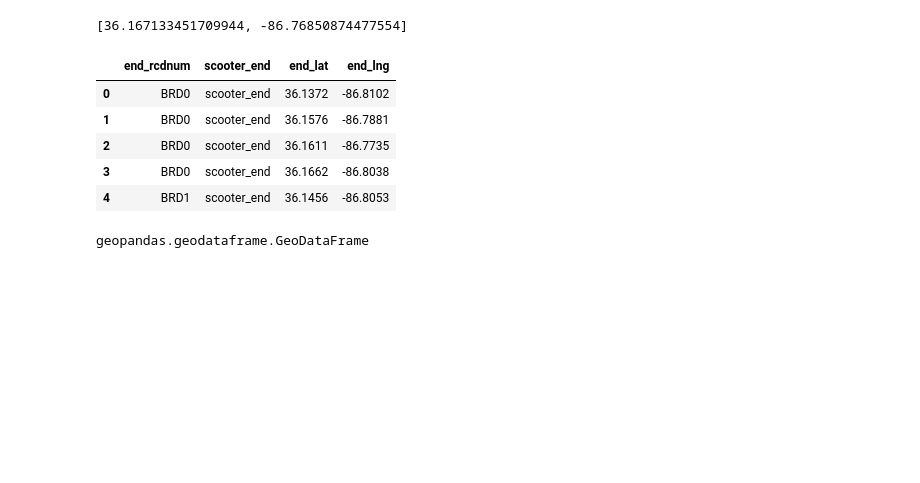
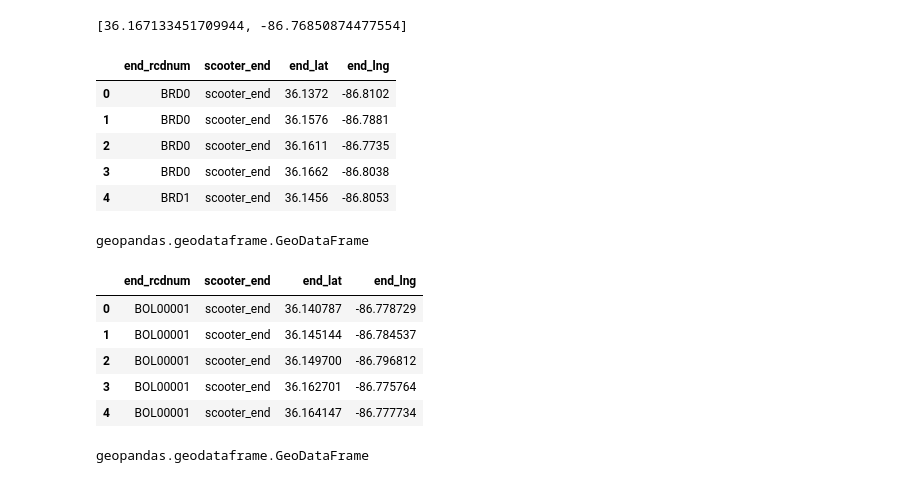
Before and after one commit to NSS-Data-Analytics-Cohort-8/scooter-partner1-witch_trial_logic, a Jupyter notebook: notebooks/sqlalchemy_deliverables.ipynb, the cells around one changed output. Cells and saved outputs as stored; diff of their text form; code cells hidden in the pictures; blank space fills up the shorter version.

Commit message:
working deliverables - 2may end of day

```diff
--- a/notebooks/sqlalchemy_deliverables.ipynb
+++ b/notebooks/sqlalchemy_deliverables.ipynb
@@ -908,3 +892,50 @@ for row_index, row_values in scooter_end_may_1wk_geo.iterrows():
 
     marker.add_to(marker_cluster)
 cluster_map_nashville_scooter_may_1wk_rvw_minimal.save('../maps/cluster_map_nashville_scooter_may_1wk_rvw_minimal.html')
+# %%
+##Deliverables Prep: Need to Build Map / What are typical usage patterns for scooters in terms of location
+##Based on volume of data / will use 1 week sample of data for jul 7-13
+##Pull in scooter start and end locations for a 1 week time period
+
+scooter_st_jul_1wk = '''
+SELECT DISTINCT triprecordnum AS st_rcdnum, startlatitude AS st_lat, startlongitude AS st_lng
+FROM trips
+WHERE pubtimestamp BETWEEN '2019-07-07 00:00:00.00' AND '2019-07-13 23:59:00.00'
+ORDER BY triprecordnum;
+'''
+
+scooter_st_jul_1wk = pd.read_sql(scooter_st_jul_1wk, con = engine)
+scooter_st_jul_1wk.insert(1, 'scooter_st', 'scooter_start', True)
+
+
+scooter_end_jul_1wk = '''
+SELECT DISTINCT triprecordnum as end_rcdnum, endlatitude AS end_lat, endlongitude AS end_lng
+FROM trips
+WHERE pubtimestamp BETWEEN '2019-07-07 00:00:00.00' AND '2019-07-13 23:59:00.00'
+ORDER BY triprecordnum;
+'''
+
+scooter_end_jul_1wk = pd.read_sql(scooter_end_jul_1wk, con = engine)
+scooter_end_jul_1wk.insert(1, 'scooter_end', 'scooter_end', True)
+scooter_end_jul_1wk.head()
+# %% [output]
+|  | end_rcdnum | scooter_end | end_lat | end_lng |
+| 0 | BOL00001 | scooter_end | 36.140787 | -86.778729 |
+| 1 | BOL00001 | scooter_end | 36.145144 | -86.784537 |
+| 2 | BOL00001 | scooter_end | 36.149700 | -86.796812 |
+| 3 | BOL00001 | scooter_end | 36.162701 | -86.775764 |
+| 4 | BOL00001 | scooter_end | 36.164147 | -86.777734 |
+# %%
+##notes from geospatial workshop state that we must adjust df to create GeoDataFrame():
+##GeoDataFrame requires: df, crs, geometry
+##add geometry: add 'geometry' column make it a point data type / use lambda function to execute on all rows in df
+##add coordinate reference system (crs): use zipcodes crs to ensure matching crs
+scooter_st_jul_1wk['st_geometry'] = scooter_st_jul_1wk.apply(lambda x: Point((x.st_lng, x.st_lat)), axis=1)
+scooter_st_jul_1wk_geo = gpd.GeoDataFrame(scooter_st_jul_1wk, crs=zipcodes_3857.crs, geometry=scooter_st_jul_1wk['st_geometry'])
+type(scooter_st_jul_1wk_geo)
+
+scooter_end_jul_1wk['end_geometry'] = scooter_end_jul_1wk.apply(lambda x: Point((x.end_lng, x.end_lat)), axis=1)
+scooter_end_jul_1wk_geo = gpd.GeoDataFrame(scooter_end_jul_1wk, crs=zipcodes_3857.crs, geometry=scooter_end_jul_1wk['end_geometry'])
+type(scooter_end_jul_1wk_geo)
+# %% [output]
+geopandas.geodataframe.GeoDataFrame
```
Also changed, not shown: parts of 8 cells of this notebook.
